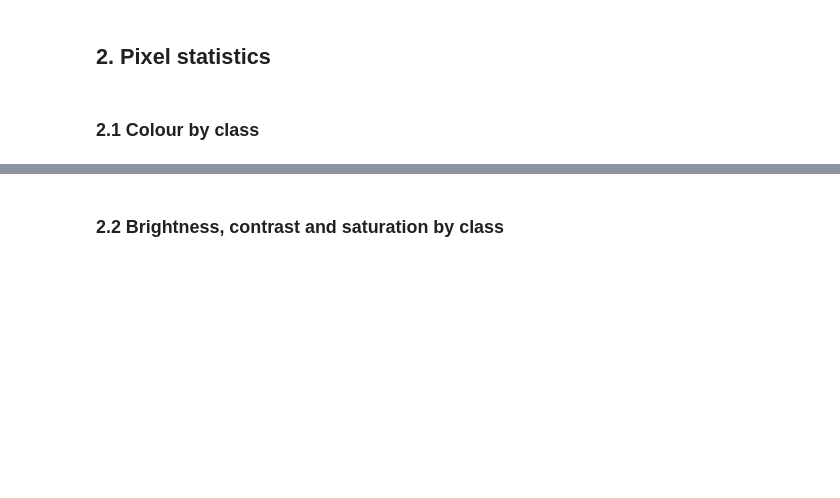
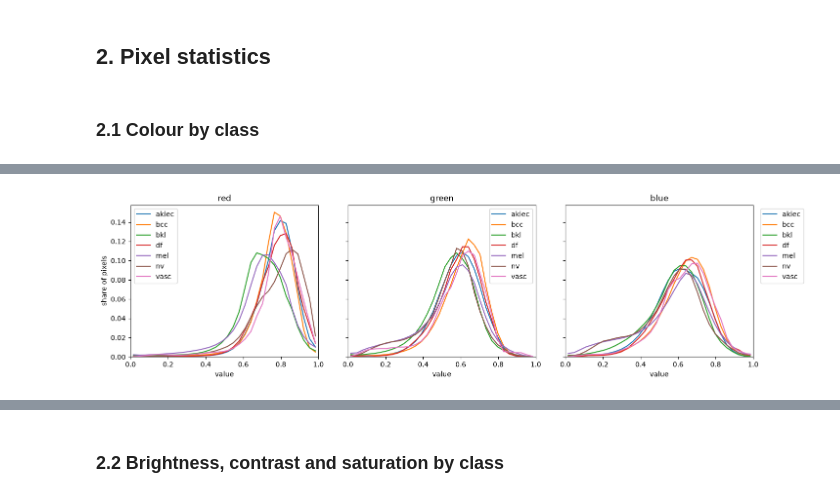
Before and after one commit to vhrabar/local-vs-global-skin-lesions, a Jupyter notebook: notebooks/Image Analysis.ipynb, the cells around one changed output, grey strips where cells are left out. Saved outputs shown, nothing was run; the diff lists cells and outputs as text; code cells hidden in the pictures; blank space fills up the shorter version.

```diff
--- a/notebooks/Image Analysis.ipynb
+++ b/notebooks/Image Analysis.ipynb
@@ -89,0 +170,4 @@ array([<Axes: ylabel='akiec'>, <Axes: >, <Axes: >, <Axes: >, <Axes: >,
+# %%
+kx.plot(sample_paths, sample_labels, "colorhist-leg");
+# %% [output]
+[figure, added]
```
Also changed, not shown: parts of 11 cells of this notebook.
